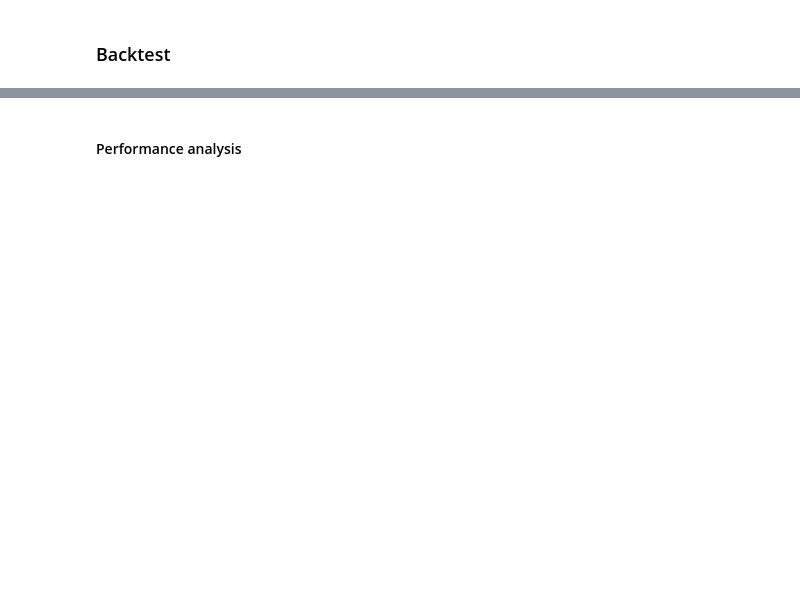
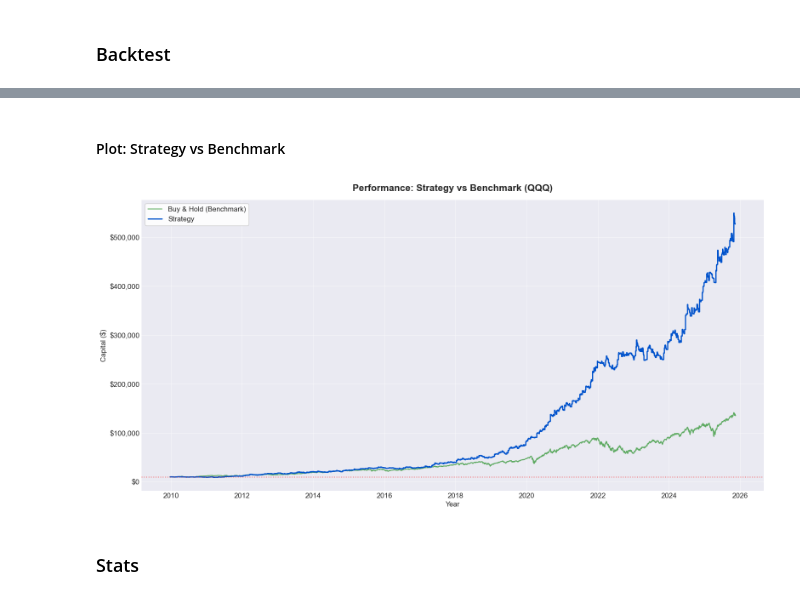
Before and after one commit to FrancescoBellingeri/Python-Algo-Trading-Suite, a Jupyter notebook: backtesting/backtest.ipynb, the cells around one changed output, grey strips where cells are left out. Saved outputs shown, nothing was run; the diff lists cells and outputs as text; code cells hidden in the pictures; blank space fills up the shorter version.

```diff
--- a/backtesting/backtest.ipynb
+++ b/backtesting/backtest.ipynb
@@ -4,8 +4,6 @@
 import pandas as pd
 import pandas_ta as ta
 import numpy as np
-import matplotlib.pyplot as plt
-import seaborn as sns
 from ib_insync import *
 from datetime import datetime
 import time
@@ -14,5 +12,5 @@ import os
 SYMBOL = 'QQQ'
 DATA_FILE = f'../data/{SYMBOL}_5min.csv'
 DOWNLOAD_NEW_DATA = False  # Set to True to force download from IBKR
-STARTING_CAPITAL = 100000
+STARTING_CAPITAL = 10000
 # %% [markdown]
@@ -74,6 +72,8 @@ if DOWNLOAD_NEW_DATA or not os.path.exists(DATA_FILE):
 else:
     print(f"Loading local data from {DATA_FILE}...")
     df = pd.read_csv(DATA_FILE)
+
+df['date'] = pd.to_datetime(df['date'], utc=True).dt.tz_convert('America/New_York')
 # %% [output]
 Loading local data from ../data/QQQ_5min.csv...
 # %% [markdown]
@@ -232,36 +240,38 @@ trades_df.head()
 # %% [markdown]
-#### Performance analysis
+#### Plot: Strategy vs Benchmark
 # %%
-# Calculate data for buy and hold plots
-initial_price = df.iloc[0]['close']
-final_price = df.iloc[-1]['close']
-shares = STARTING_CAPITAL / initial_price
+import matplotlib.pyplot as plt
 
-# Calcola l'equity curve del buy & hold
-buy_hold_df = pd.DataFrame({
-    'date': df['date'],
-    'equity': df['close'] * shares
-})
+# Resample Buy & Hold to Daily timeframe for the chart
+bh_resampled = df.resample('1D', on='date')['close'].last().dropna()
+shares_bh = STARTING_CAPITAL / df.iloc[0]['close']
+bh_equity = bh_resampled * shares_bh
 
-# Create plot
-plt.figure(figsize=(20, 10))
-sns.set_style("whitegrid")
+# Chart creation
+plt.figure(figsize=(16, 8))
+plt.style.use('seaborn-v0_8-darkgrid')
 
-plt.plot(trades_df['entry_date'], trades_df['equity'],
-    color='blue', linewidth=1.5, label='Strategia')
+# Plot Buy & Hold
+plt.plot(bh_equity.index, bh_equity,
+         color='green', alpha=0.6, linewidth=1.5, label='Buy & Hold (Benchmark)')
 
-plt.plot(buy_hold_df['date'],  buy_hold_df['equity'],
-            color='green', linewidth=1.5, label='Buy & Hold')
+# Plot Strategy
+plt.step(trades_df['exit_date'], trades_df['equity'],
+         where='post', color='#0052CC', linewidth=2, label='Strategy')
 
-plt.axhline(y=STARTING_CAPITAL, color='r', linestyle='--', label='Capitale Iniziale')
+# Initial Capital Line
+plt.axhline(y=STARTING_CAPITAL, color='red', linestyle=':', alpha=0.5)
 
-plt.title('Confronto Strategia vs Buy & Hold', fontsize=14, pad=20)
-plt.xlabel('Data', fontsize=12)
-plt.ylabel('Capitale ($)', fontsize=12)
-plt.legend(fontsize=10)
+# Formatting
+plt.title('Performance: Strategy vs Benchmark (QQQ)', fontsize=16, fontweight='bold', pad=15)
+plt.xlabel('Year', fontsize=12)
+plt.ylabel('Capital ($)', fontsize=12)
+plt.legend(fontsize=12, loc='upper left', frameon=True, facecolor='white', framealpha=0.9)
+plt.gca().yaxis.set_major_formatter(plt.FuncFormatter(lambda x, p: f'${x:,.0f}'))
 
-plt.gca().yaxis.set_major_formatter(plt.FuncFormatter(lambda x, p: f'${x:,.0f}'))
-plt.gcf().autofmt_xdate()
-plt.grid(True, linestyle='--', alpha=0.7)
 plt.tight_layout()
 plt.show()
+# %% [output]
+[figure, added]
+# %% [markdown]
+### Stats
```
Also changed, not shown: parts of 4 cells of this notebook, 2 other files.
